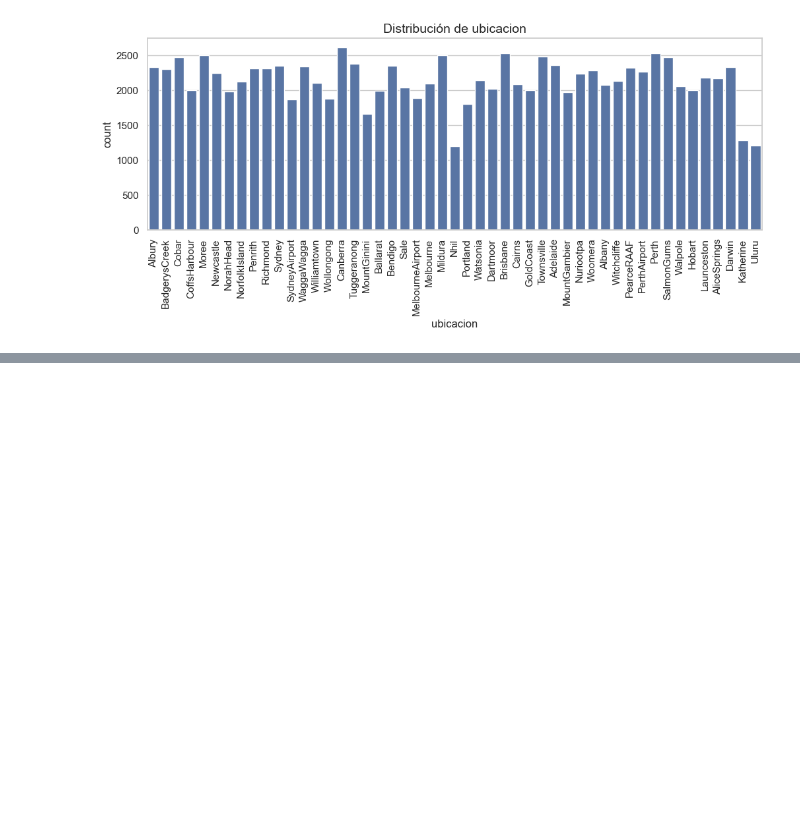
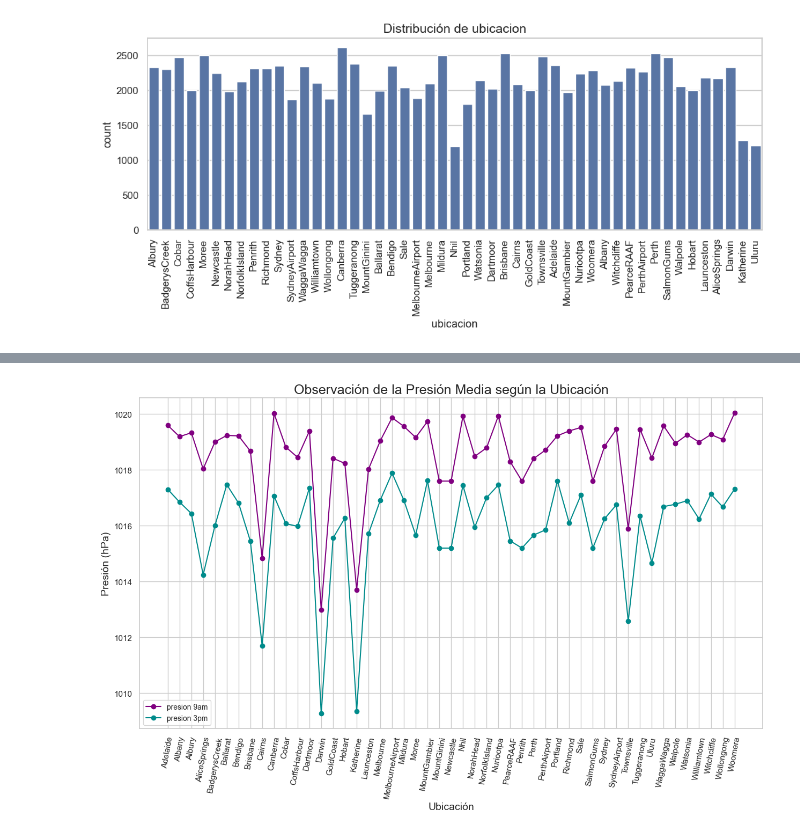
Before and after one commit to mariaRam2003/hdt6_mineria, a Jupyter notebook: HT6-EDA.ipynb, the cells around one changed output, grey strips where cells are left out. Cells and saved outputs as stored; diff of their text form; code cells hidden in the pictures; blank space fills up the shorter version.

```diff
--- a/HT6-EDA.ipynb
+++ b/HT6-EDA.ipynb
@@ -522,0 +673,4 @@ plt.show()
+# %%
+pressure_weather_df = data.groupby(['ubicacion'])[['presion_9am', 'presion_3pm']].mean()
+pressure_weather_df = pressure_weather_df.reset_index()
+pressure_weather_df.head()
@@ -522,0 +726,18 @@ plt.show()
+# %%
+x = pressure_weather_df.loc[:, 'ubicacion']
+y1 = pressure_weather_df['presion_9am']
+y2 = pressure_weather_df['presion_3pm']
+
+plt.figure(figsize = (15, 8))
+
+plt.plot(x, y1, marker='o', color = 'purple', label = 'presion 9am')
+plt.plot(x, y2, marker='o', color = 'darkcyan', label = 'presion 3pm')
+
+plt.xlabel('Ubicación', fontsize = 14)
+plt.ylabel('Presión (hPa)', fontsize = 14)
+plt.title('Observación de la Presión Media según la Ubicación', fontsize = 18)
+plt.legend(fontsize = 10, loc = 'best')
+plt.xticks(rotation=80)
+plt.show()
+# %% [output]
+[figure, added]
```
Also changed, not shown: parts of 20 cells of this notebook.
